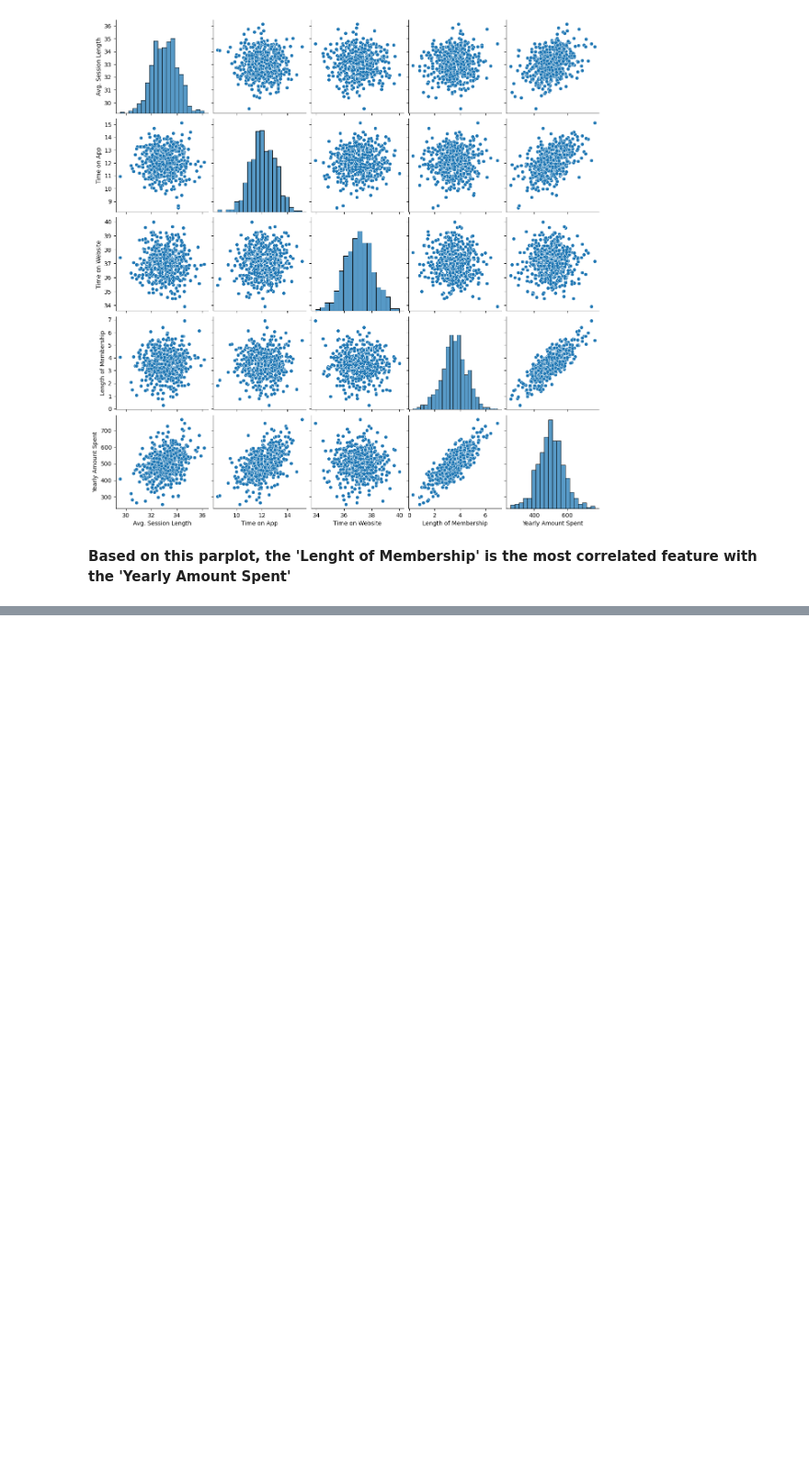
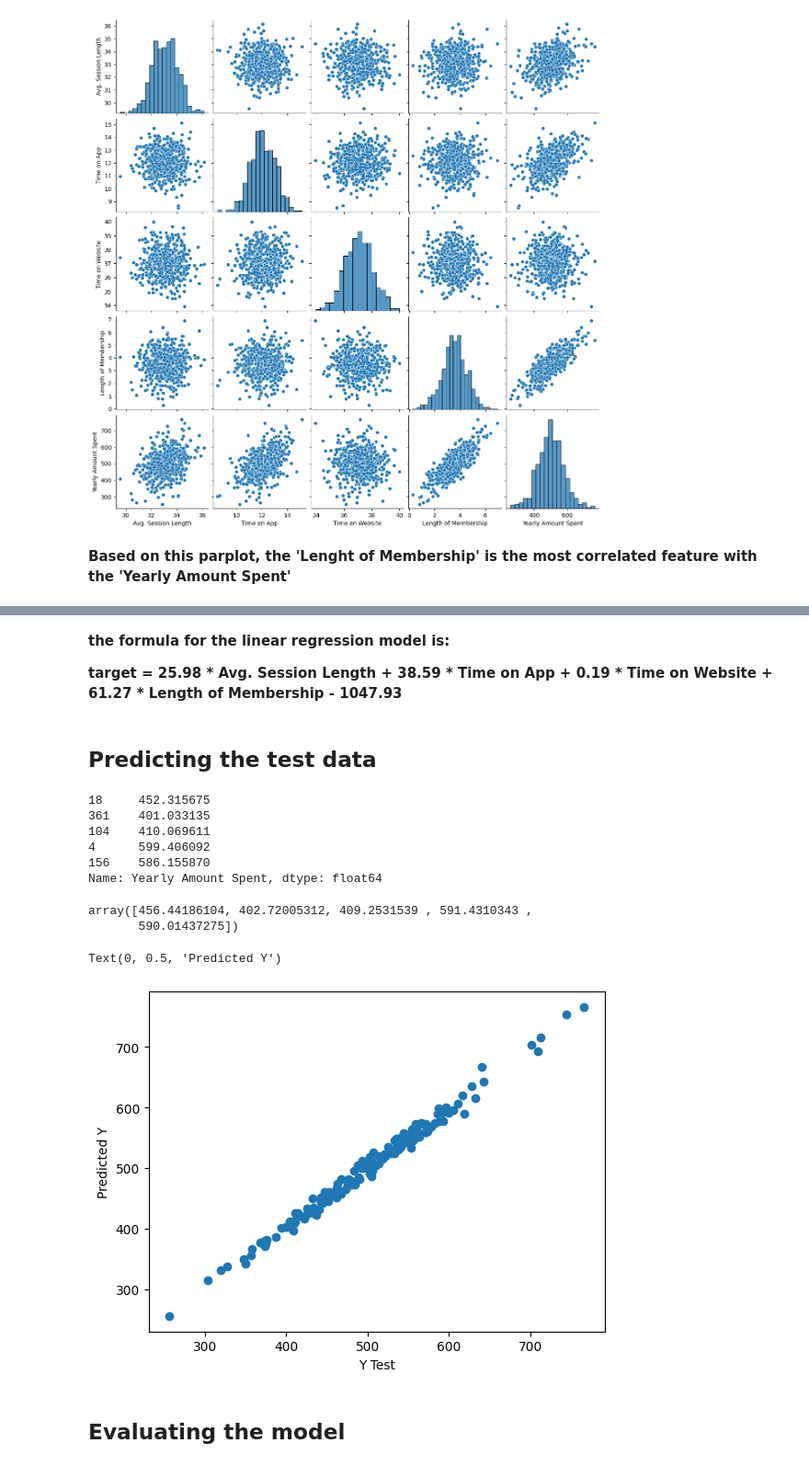
Before and after one commit to PedroAugusto2101/portfolio, a Jupyter notebook: machine_learning/linear_regression/clothes_ecommerce_customers/notebooks/clothes_ecommerce_customers.ipynb, the cells around one changed output, grey strips where cells are left out. Shown at 92% size. Cells and saved outputs as stored; diff of their text form; code cells hidden in the pictures; blank space fills up the shorter version.

```diff
--- a/machine_learning/linear_regression/clothes_ecommerce_customers/notebooks/clothes_ecommerce_customers.ipynb
+++ b/machine_learning/linear_regression/clothes_ecommerce_customers/notebooks/clothes_ecommerce_customers.ipynb
@@ -87,0 +124,5 @@ plt.show()
+# %%
+X_train, X_test, y_train, y_test = train_test_split(X, y, test_size=0.3, random_state=101)
+# separate the data into training and test sets
+# 70% of the data will be used for training and 30% for testing
+# random_state is used to ensure that the split is reproducible
@@ -87,0 +147,9 @@ plt.show()
+# %%
+lm = LinearRegression()
+# create a linear regression object
+# %%
+lm.fit(X_train,y_train)
+# fit the model to the training data
+# this will train the model using the training data
+# the model will learn the relationship between the features and the target variable
+# the model will use the training data to learn the coefficients for the features
@@ -87,0 +179,31 @@ plt.show()
+# %% [markdown]
+**the formula for the linear regression model is:**
+
+**target = 25.98 * Avg. Session Length + 38.59 * Time on App + 0.19 * Time on Website + 61.27 * Length of Membership - 1047.93**
+# %% [markdown]
+## Predicting the test data
+# %%
+predictions = lm.predict(X_test)
+# %%
+y_test.head()
+# %% [output]
+18     452.315675
+361    401.033135
+104    410.069611
+4      599.406092
+156    586.155870
+Name: Yearly Amount Spent, dtype: float64
+# %%
+predictions[:5]
+# %% [output]
+array([456.44186104, 402.72005312, 409.2531539 , 591.4310343 ,
+       590.01437275])
+# %%
+plt.scatter(y_test,predictions)
+plt.xlabel('Y Test')
+plt.ylabel('Predicted Y')
+# %% [output]
+Text(0, 0.5, 'Predicted Y')
+[figure, added]
+# %% [markdown]
+## Evaluating the model
```
Also changed, not shown: parts of 23 cells of this notebook, 2 other files.
